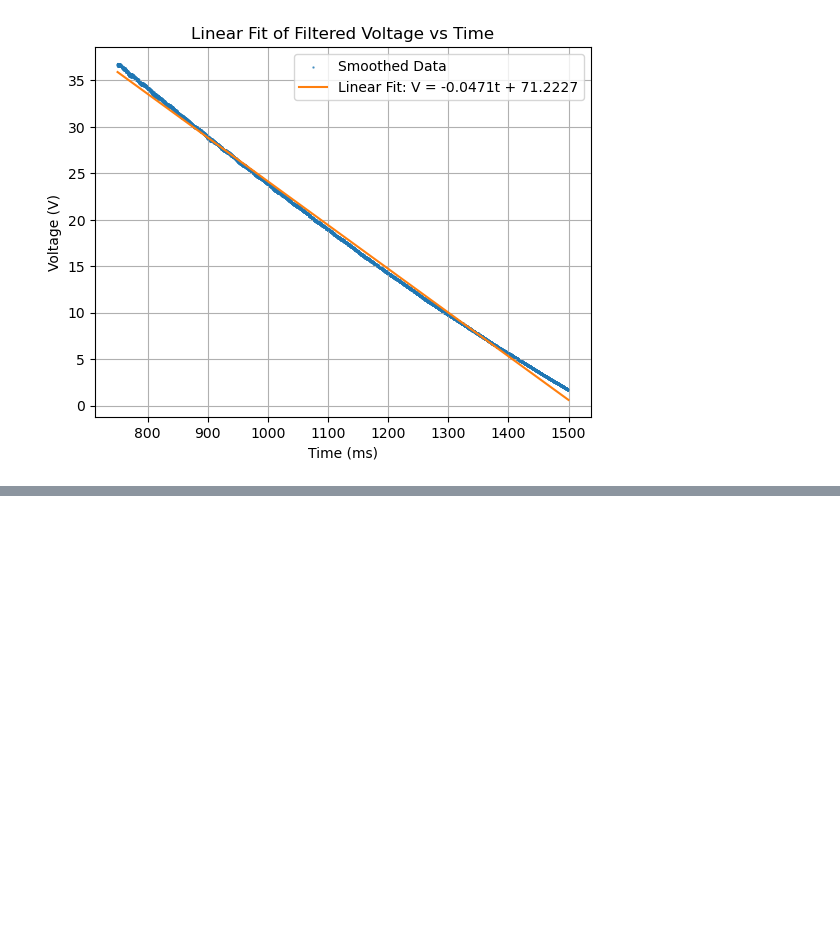
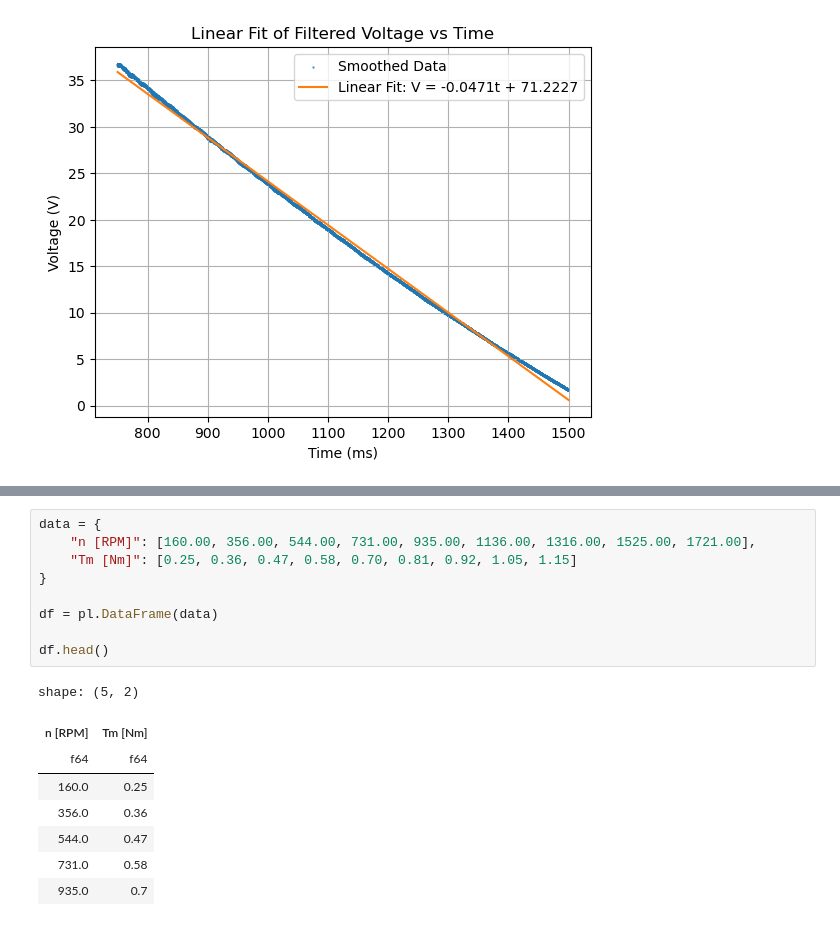
Before and after one commit to Undertaker-86/elec_343, a Jupyter notebook: l2/ryan_analysis.ipynb, the cells around one changed output, grey strips where cells are left out. Saved outputs shown, nothing was run; the diff lists cells and outputs as text; blank space fills up the shorter version.

```diff
--- a/l2/ryan_analysis.ipynb
+++ b/l2/ryan_analysis.ipynb
@@ -87,3 +87,21 @@ plt.grid()
 plt.show()
 # %% [output]
 [figure]
+# %%
+data = {
+    "n [RPM]": [160.00, 356.00, 544.00, 731.00, 935.00, 1136.00, 1316.00, 1525.00, 1721.00],
+    "Tm [Nm]": [0.25, 0.36, 0.47, 0.58, 0.70, 0.81, 0.92, 1.05, 1.15]
+}
+
+df = pl.DataFrame(data)
+
+df.head()
+# %% [output]
+shape: (5, 2)
+| n [RPM] | Tm [Nm] |
+| f64 | f64 |
+| 160.0 | 0.25 |
+| 356.0 | 0.36 |
+| 544.0 | 0.47 |
+| 731.0 | 0.58 |
+| 935.0 | 0.7 |
```
Also changed, not shown: parts of 3 cells of this notebook.
